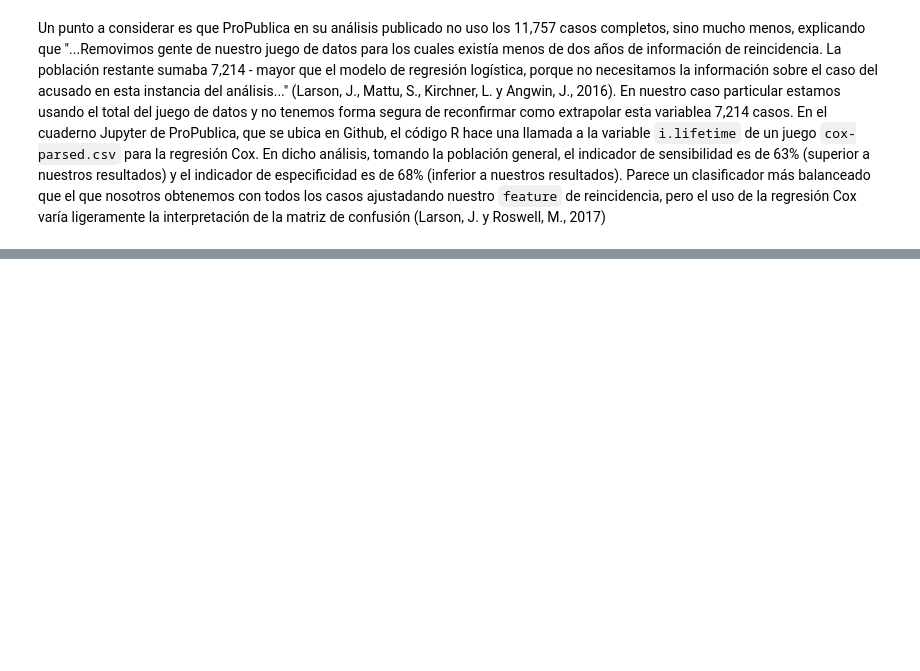
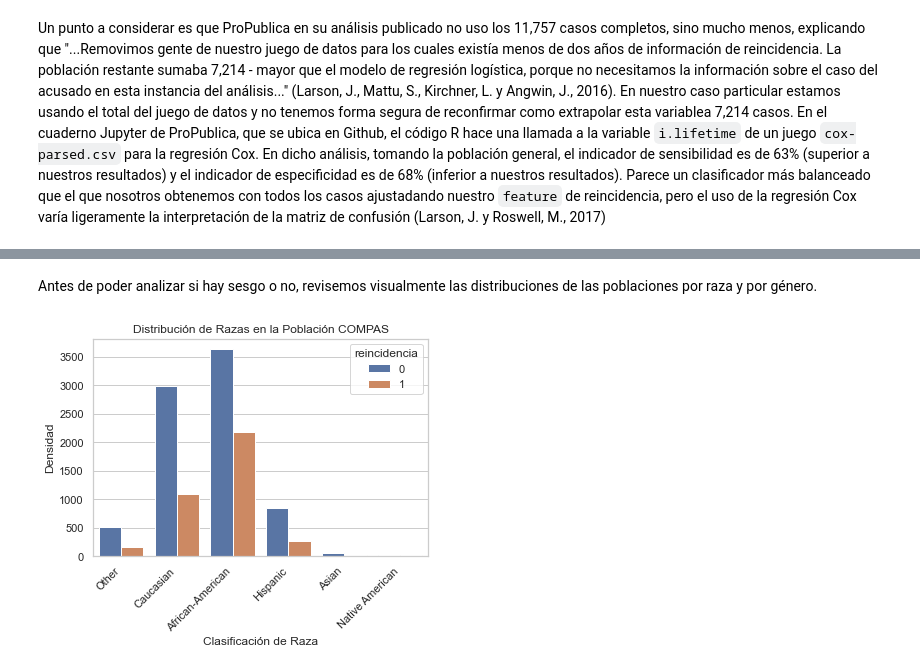
Before and after one commit to ameilij/MDS, a Jupyter notebook: AMV/AMV-FINAL-CP-COMPAS.ipynb, the cells around one changed output, grey strips where cells are left out. Drawn from its saved outputs; the diff is of its cells as text; code cells hidden in the pictures; blank space fills up the shorter version.

```diff
--- a/AMV/AMV-FINAL-CP-COMPAS.ipynb
+++ b/AMV/AMV-FINAL-CP-COMPAS.ipynb
@@ -297,0 +307,11 @@ Un punto a considerar es que ProPublica en su análisis publicado no uso los 11,
+# %% [markdown]
+Antes de poder analizar si hay sesgo o no, revisemos visualmente las distribuciones de las poblaciones por raza y por género.
+# %%
+chart = sns.countplot(data = compas, x = 'race', hue = "reincidencia")
+chart.set_xticklabels(chart.get_xticklabels(), rotation=45, horizontalalignment='right')
+plt.xlabel("Clasificación de Raza")
+plt.ylabel("Densidad")
+plt.title("Distribución de Razas en la Población COMPAS")
+plt.show()
+# %% [output]
+[figure, added]
```
Also changed, not shown: parts of 20 cells of this notebook.
